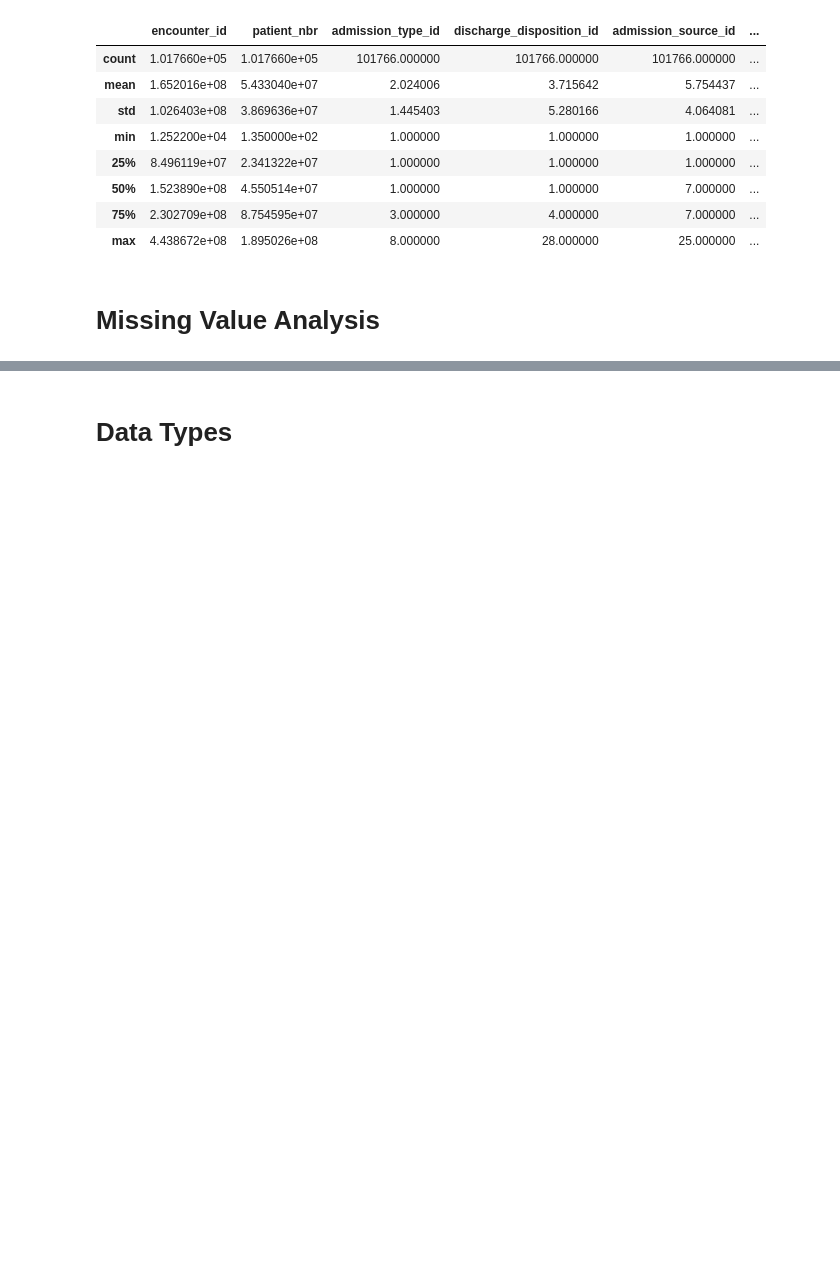
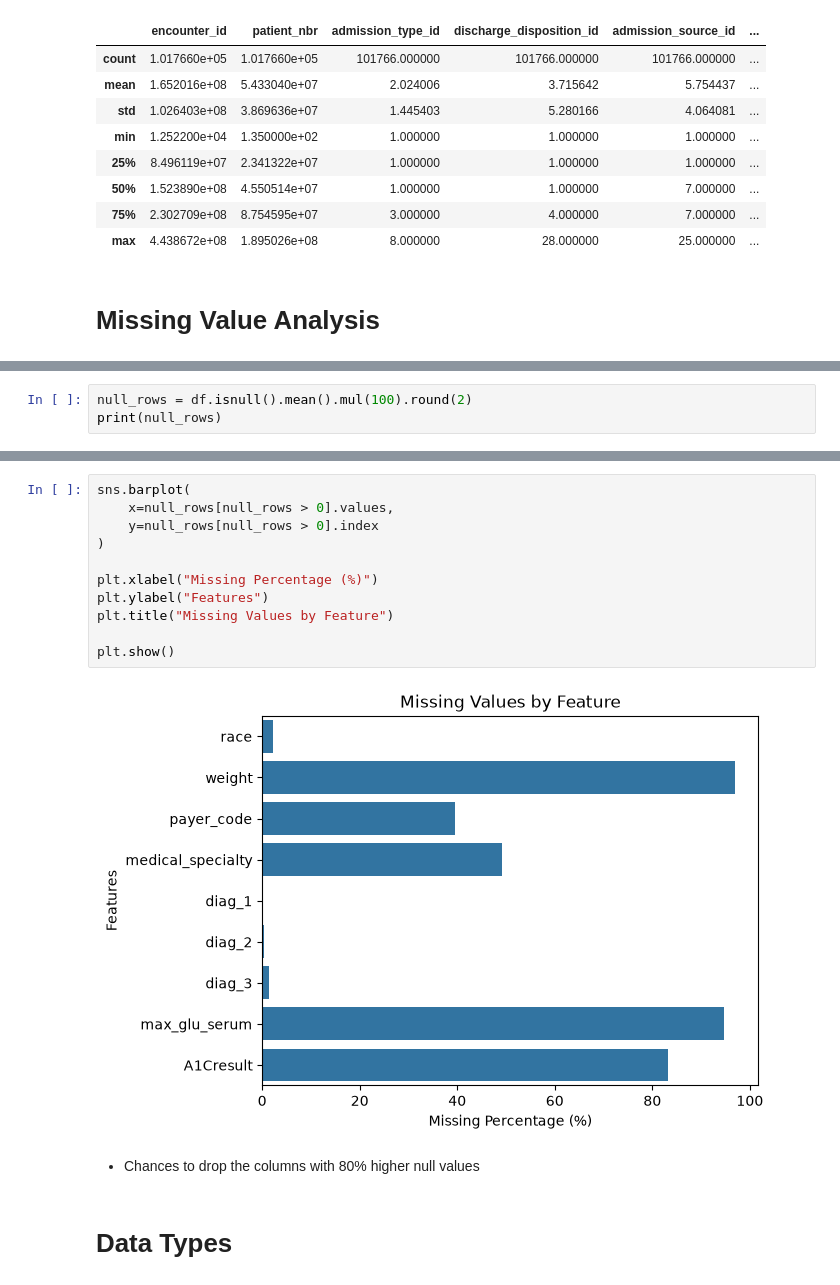
Before and after one commit to arijitk-dev/Hospital-Readmission-MLOps-System, a Jupyter notebook: notebooks/01_data_exploration.ipynb, the cells around one changed output, grey strips where cells are left out. Drawn from its saved outputs; the diff is of its cells as text; blank space fills up the shorter version.

```diff
--- a/notebooks/01_data_exploration.ipynb
+++ b/notebooks/01_data_exploration.ipynb
@@ -83,3 +106,6 @@ change                          0
 diabetesMed                     0
 readmitted                      0
 dtype: int64
+# %%
+null_rows = df.isnull().mean().mul(100).round(2)
+print(null_rows)
@@ -86,3 +130,18 @@ dtype: int64
+# %%
+sns.barplot(
+    x=null_rows[null_rows > 0].values,
+    y=null_rows[null_rows > 0].index
+)
+
+plt.xlabel("Missing Percentage (%)")
+plt.ylabel("Features")
+plt.title("Missing Values by Feature")
+
+plt.show()
+# %% [output]
+[figure, added]
+# %% [markdown]
+- Chances to drop the columns with 80% higher null values
 # %% [markdown]
 # Data Types
 # %%
```
Also changed, not shown: parts of 39 cells of this notebook.
